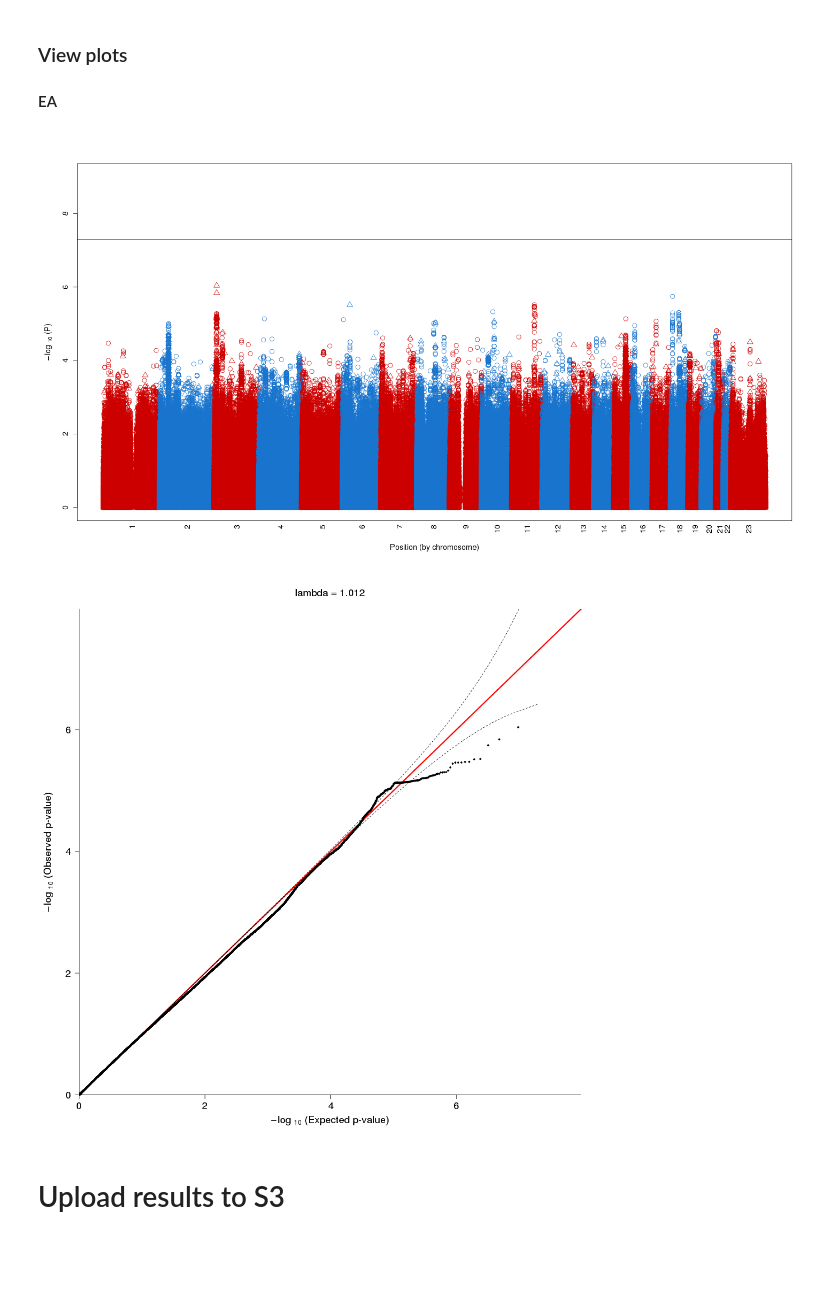
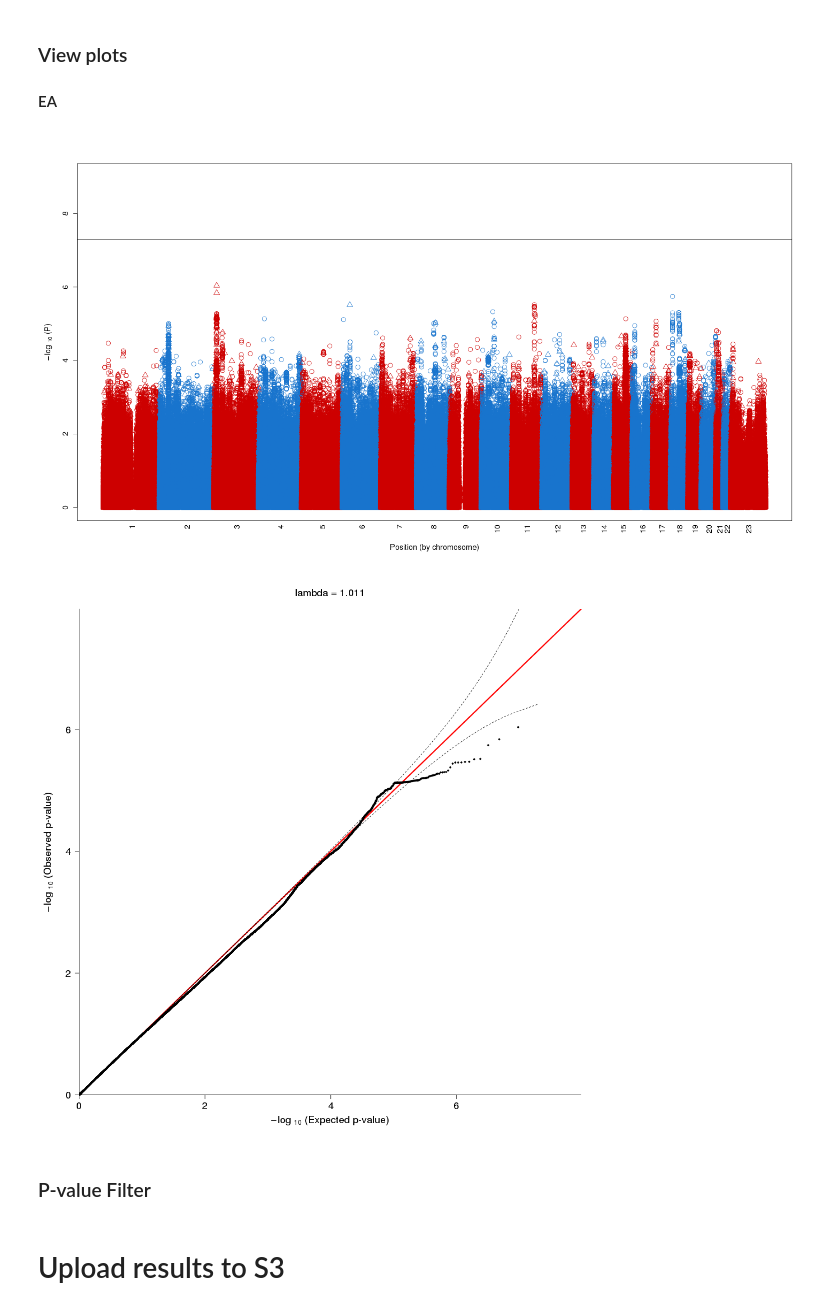
Before and after one commit to jaamarks/jaamarks_notebooks, a Jupyter notebook: HIV_Project/develop/20190301_HIV_acquisition_VIDUS_1df+2df_gwas_probabel.ipynb, the cells around one changed output. Drawn from its saved outputs; the diff is of its cells as text; code cells hidden in the pictures; blank space fills up the shorter version.

```diff
--- a/HIV_Project/develop/20190301_HIV_acquisition_VIDUS_1df+2df_gwas_probabel.ipynb
+++ b/HIV_Project/develop/20190301_HIV_acquisition_VIDUS_1df+2df_gwas_probabel.ipynb
@@ -1883,8 +1949,10 @@ rs4878712:37654257:G:A  9       37654257        G       A       0.44264 0.44264
 #### EA
 # %%
 library("IRdisplay")
-display_png(file="C:/Users/jmarks/OneDrive - Research Triangle Institute//Projects/HIV/vidus/gwas/probabel/2df/20190226/vidus.ea.2df.1000G.hiv_acq.maf_gt_0.01.rsq_gt_0.3.assoc.plot.all_chr.snps+indels.manhattan.png")
-display_png(file="C:/Users/jmarks/OneDrive - Research Triangle Institute//Projects/HIV/vidus/gwas/probabel/2df/20190226/vidus.ea.2df.1000G.hiv_acq.maf_gt_0.01.rsq_gt_0.3.assoc.plot.all_chr.snps+indels.qq.png")
+display_png(file="C:/Users/jmarks/OneDrive - Research Triangle Institute//Projects/HIV/vidus/gwas/probabel/2df/20190308//vidus.ea.2df.1000G.hiv_acq.maf_gt_0.01.rsq_gt_0.3.assoc.plot.all_chr.snps+indels.manhattan.png")
+display_png(file="C:/Users/jmarks/OneDrive - Research Triangle Institute//Projects/HIV/vidus/gwas/probabel/2df/20190308/vidus.ea.2df.1000G.hiv_acq.maf_gt_0.01.rsq_gt_0.3.assoc.plot.all_chr.snps+indels.qq.png")
 # %% [output]
-[figure, old version]
+[figure, new version]
 [figure]
+# %% [markdown]
+### P-value Filter
```
Also changed, not shown: parts of 12 cells of this notebook, 4 other files.
